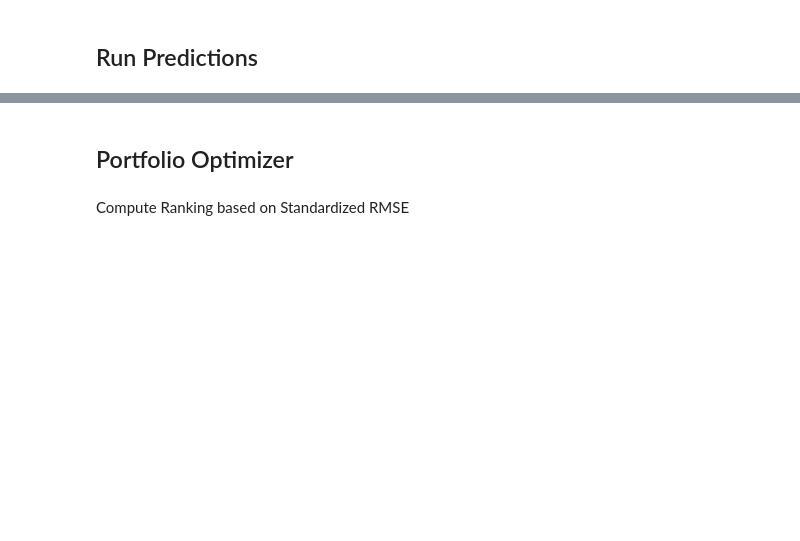
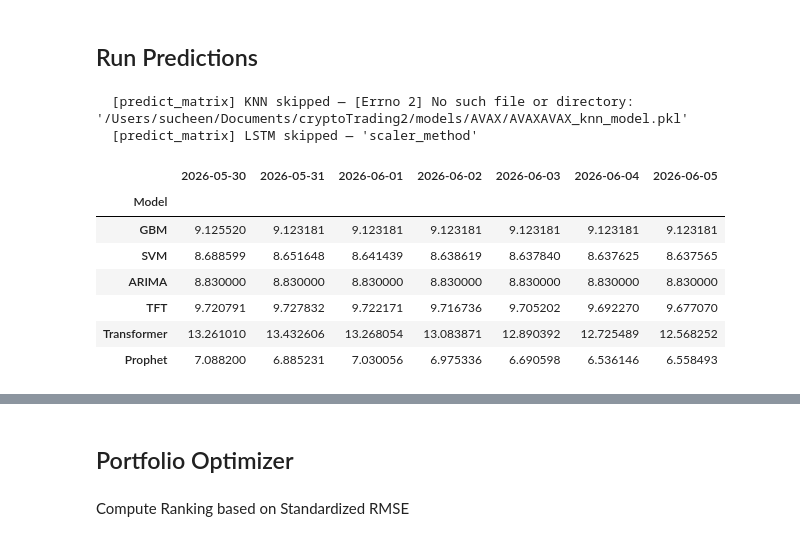
Before and after one commit to kingsuching/cryptoTrading2, a Jupyter notebook: START_HERE.ipynb, the cells around one changed output, grey strips where cells are left out. Cells and saved outputs as stored; diff of their text form; code cells hidden in the pictures; blank space fills up the shorter version.

```diff
--- a/START_HERE.ipynb
+++ b/START_HERE.ipynb
@@ -96,3 +295,16 @@ for myCoin in tqdm(myCoins):
 # %% [markdown]
 ## Run Predictions
+# %%
+predict_matrix('AVAX')
+# %% [output]
+  [predict_matrix] KNN skipped — [Errno 2] No such file or directory: '/Users/sucheen/Documents/cryptoTrading2/models/AVAX/AVAXAVAX_knn_model.pkl'
+  [predict_matrix] LSTM skipped — 'scaler_method'
+|  | 2026-05-30 | 2026-05-31 | 2026-06-01 | 2026-06-02 | 2026-06-03 | 2026-06-04 | 2026-06-05 |
+| Model |  |  |  |  |  |  |  |
+| GBM | 9.125520 | 9.123181 | 9.123181 | 9.123181 | 9.123181 | 9.123181 | 9.123181 |
+| SVM | 8.688599 | 8.651648 | 8.641439 | 8.638619 | 8.637840 | 8.637625 | 8.637565 |
+| ARIMA | 8.830000 | 8.830000 | 8.830000 | 8.830000 | 8.830000 | 8.830000 | 8.830000 |
+| TFT | 9.720791 | 9.727832 | 9.722171 | 9.716736 | 9.705202 | 9.692270 | 9.677070 |
+| Transformer | 13.261010 | 13.432606 | 13.268054 | 13.083871 | 12.890392 | 12.725489 | 12.568252 |
+| Prophet | 7.088200 | 6.885231 | 7.030056 | 6.975336 | 6.690598 | 6.536146 | 6.558493 |
 # %%
```
Also changed, not shown: parts of 10 cells of this notebook, 3 other files.
